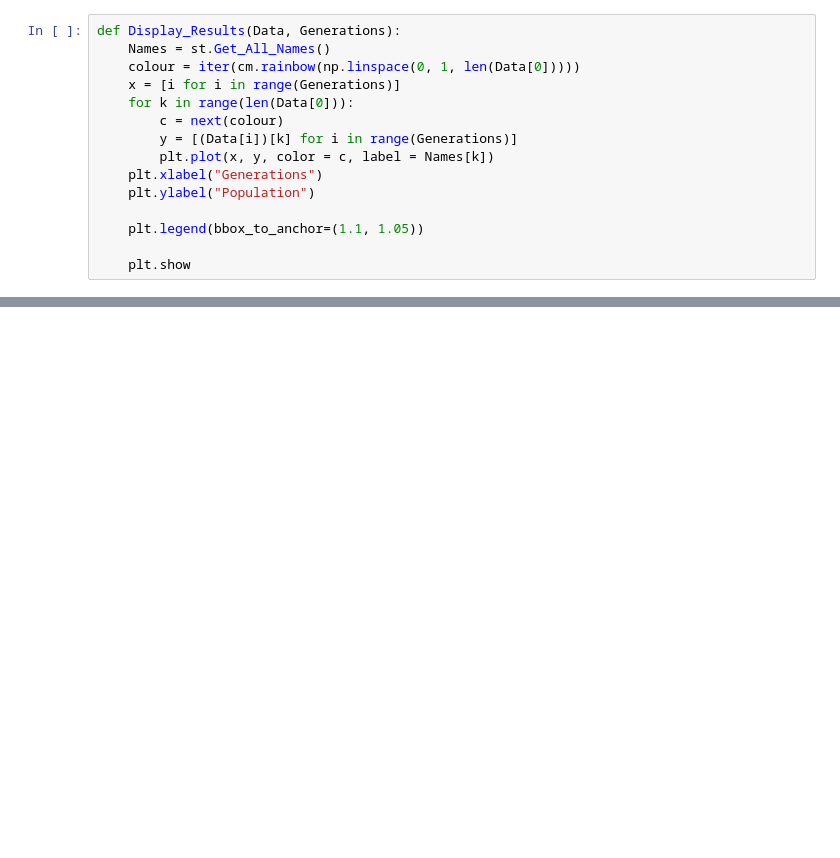
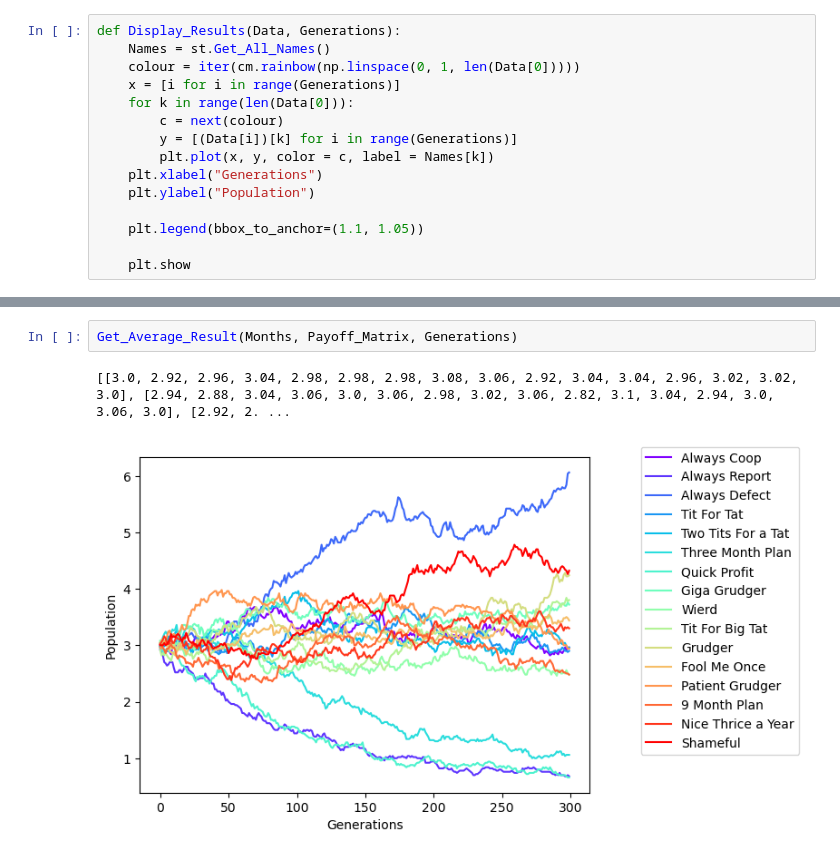
Before and after one commit to HarryFosterCU/Simulation-of-a-3-Choice-Prisoners-Dilemma-for-Modelling-Economic-Collusion, a Jupyter notebook: Emergent_Coop_Sim.ipynb, the cells around one changed output, grey strips where cells are left out. Saved outputs shown, nothing was run; the diff lists cells and outputs as text; blank space fills up the shorter version.

```diff
--- a/Emergent_Coop_Sim.ipynb
+++ b/Emergent_Coop_Sim.ipynb
@@ -87,0 +127,5 @@ Display_Results(Moran_Sim_Result, Generations)
+# %%
+Get_Average_Result(Months, Payoff_Matrix, Generations)
+# %% [output]
+[[3.0, 2.92, 2.96, 3.04, 2.98, 2.98, 2.98, 3.08, 3.06, 2.92, 3.04, 3.04, 2.96, 3.02, 3.02, 3.0], [2.94, 2.88, 3.04, 3.06, 3.0, 3.06, 2.98, 3.02, 3.06, 2.82, 3.1, 3.04, 2.94, 3.0, 3.06, 3.0], [2.92, 2. ...
+[figure, added]
```
Also changed, not shown: parts of 7 cells of this notebook.
